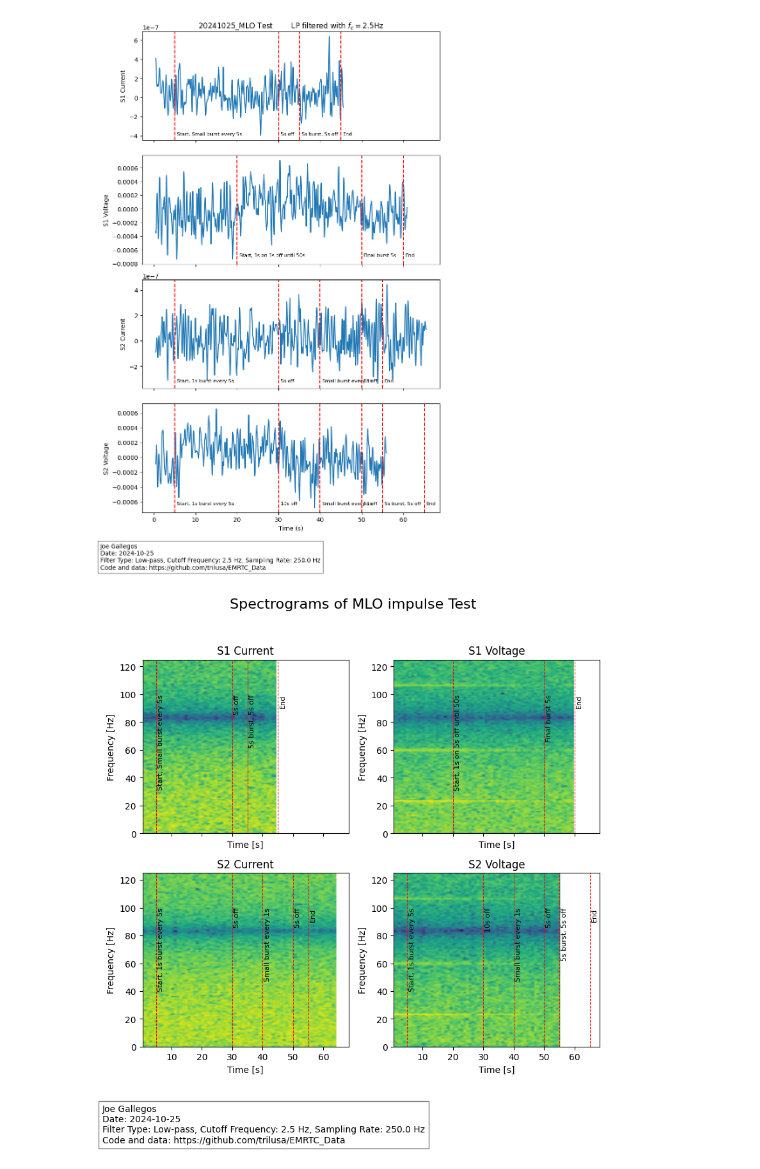
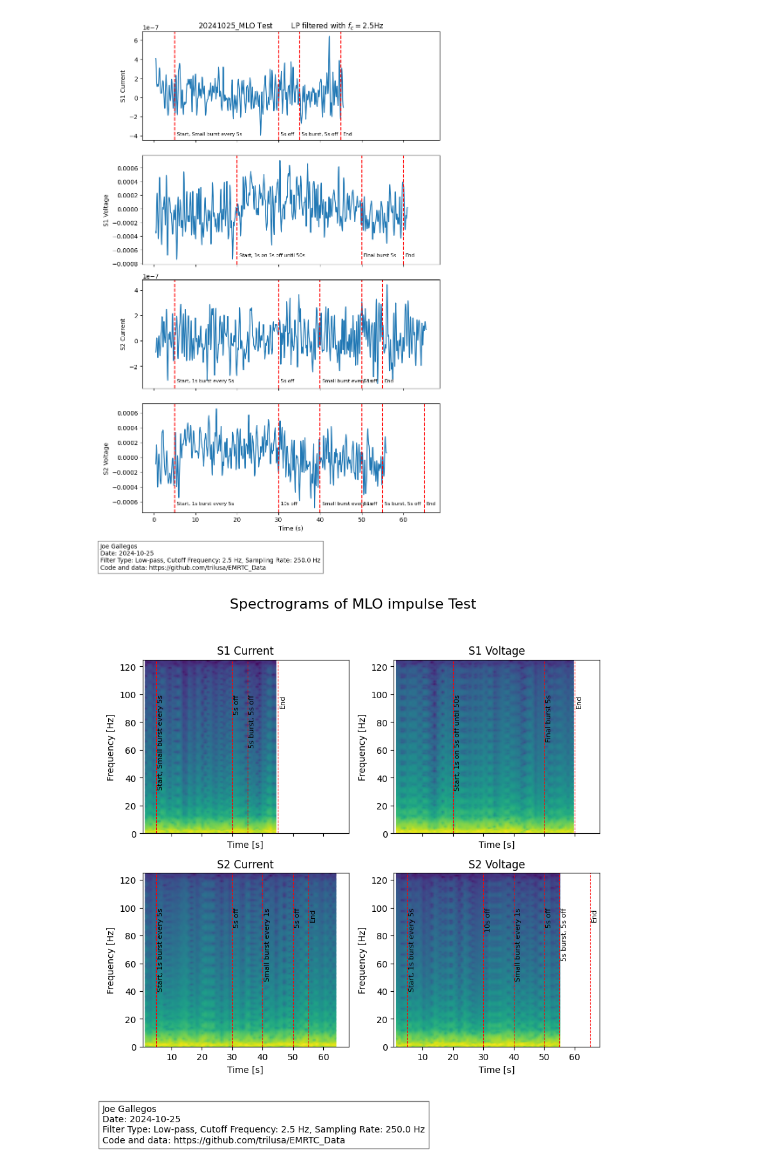
Before and after one commit to trilusa/EMRTC_Data, a Jupyter notebook: EMRTC_Data_analysis.ipynb, the cells around one changed output. Drawn from its saved outputs; the diff is of its cells as text; code cells hidden in the pictures.

```diff
--- a/EMRTC_Data_analysis.ipynb
+++ b/EMRTC_Data_analysis.ipynb
@@ -103,26 +107,26 @@ plt.show()
 # %%
 ### Spectrogram ###
 fig, axs = plt.subplots(2, 2, figsize=(8, 8), sharex=True, sharey=False)
 ax_flat = axs.flatten()
 
 for i, (df, event_list) in enumerate(zip(dfs, events)):
-    f, t, Sxx = spectrogram(df['A1'], fs=sampling_rate)
+    f, t, Sxx = spectrogram(df['A1_filt'], fs=sampling_rate, nperseg=256, noverlap=128, nfft=1024)
     ax_flat[i].pcolormesh(t, f, 10 * np.log10(Sxx), shading='gouraud')
     ax_flat[i].set_ylabel('Frequency [Hz]')
     ax_flat[i].set_xlabel('Time [s]')
     ax_flat[i].set_title(titles[i])
     for time, description in event_list:
         ax_flat[i].axvline(x=time, color='r', linestyle='--', linewidth=.75)
         ax_flat[i].text(time + 0.5, f.max() * 0.8, description, rotation=90, verticalalignment='top', fontsize=8, color='black')
 
 fig.suptitle("Spectrograms of MLO impulse Test", fontsize=16)
 plt.tight_layout(rect=[0, 0.03, 1, 0.95])
 
 
 bbox_props = dict(facecolor='white', alpha=0.5)
 fig.text(0.01, -0.01, metadata, ha='left', va='top', fontsize=10, bbox=bbox_props)
 
-plt.savefig("20241025_MLO_Test_annotated_spectrograms.pdf", bbox_inches='tight')
+# plt.savefig("20241025_MLO_Test_annotated_spectrograms.pdf", bbox_inches='tight')
 plt.show()
 # %% [output]
-[figure, old version]
+[figure, new version]
```
Also changed, not shown: parts of 1 cell of this notebook, 1 other file.
